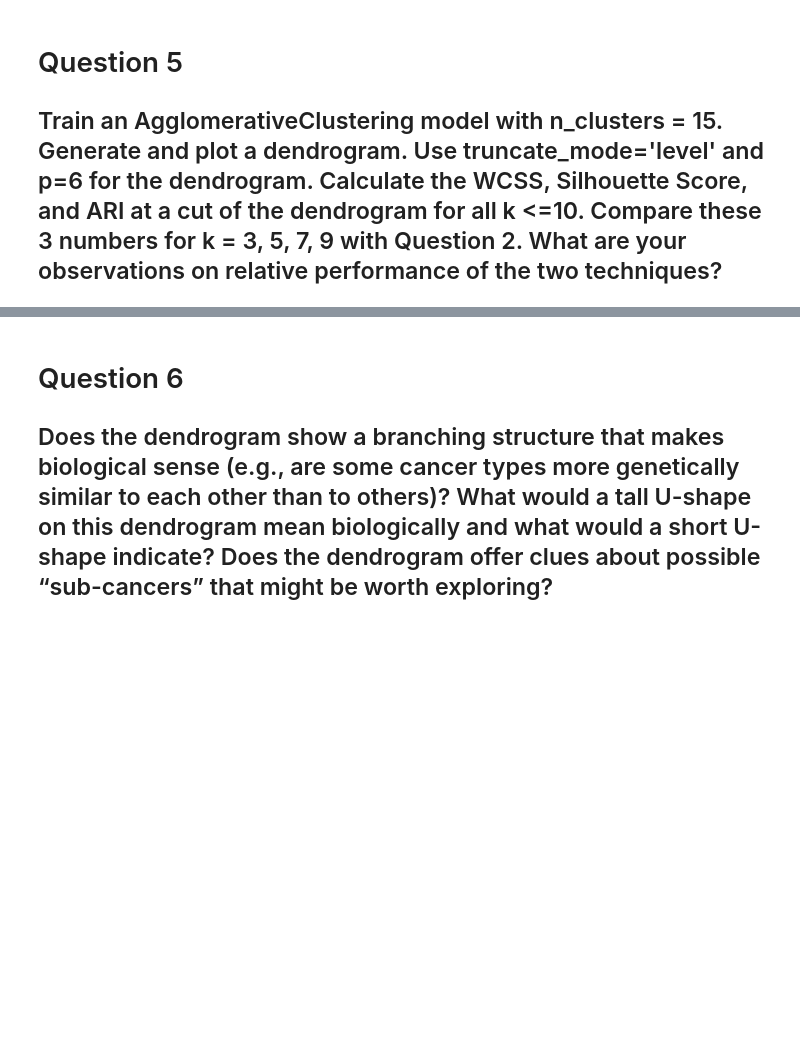
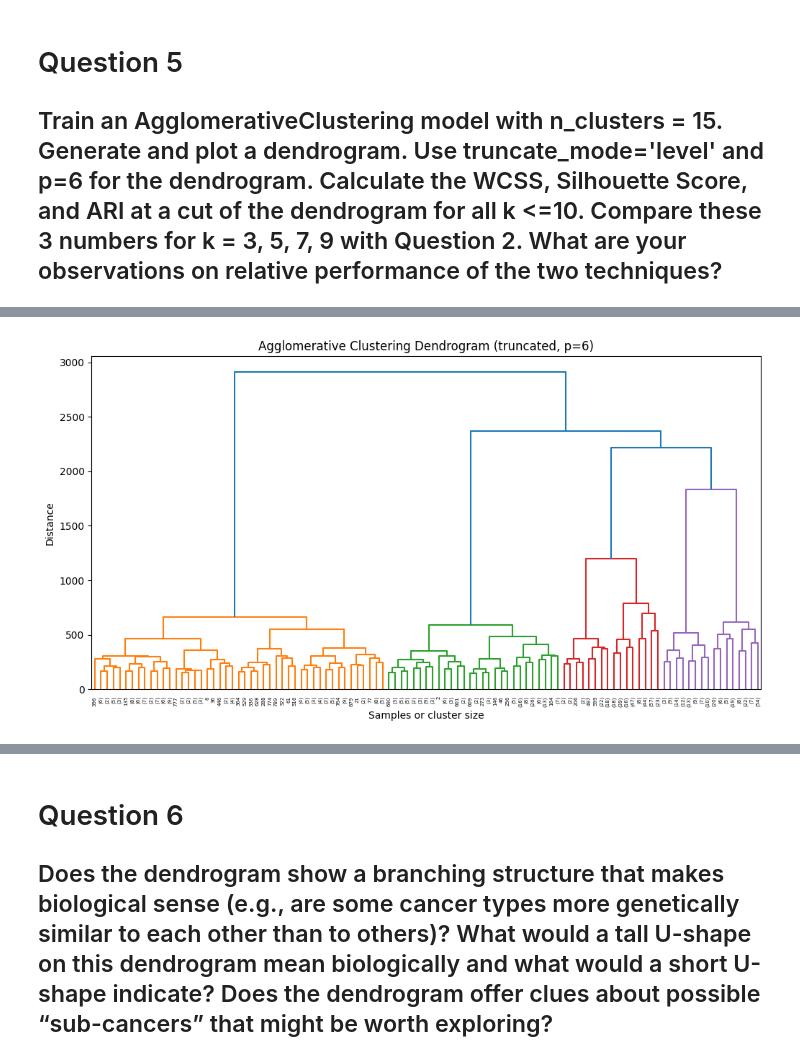
Before and after one commit to stin-j/OMIS-115-LAB, a Jupyter notebook: LAB-6/lab6.ipynb, the cells around one changed output, grey strips where cells are left out. Saved outputs shown, nothing was run; the diff lists cells and outputs as text; code cells hidden in the pictures; blank space fills up the shorter version.

```diff
--- a/LAB-6/lab6.ipynb
+++ b/LAB-6/lab6.ipynb
@@ -174,8 +224,88 @@ print("############ Assignment 6 Question 4 END ############")
 # Question 5
 ## Train an AgglomerativeClustering model with n_clusters = 15. Generate and plot a dendrogram. Use truncate_mode='level' and p=6 for the dendrogram.  Calculate the WCSS, Silhouette Score, and ARI at a cut of the dendrogram for all k <=10. Compare these 3 numbers for k = 3, 5, 7, 9 with Question 2. What are your observations on relative performance of the two techniques?
 # %%
+from scipy.cluster.hierarchy import linkage, dendrogram, fcluster
+from sklearn.cluster import AgglomerativeClustering
+
 print("############ Assignment 6 Question 5 BEGIN ############")
 
+# train AgglomerativeClustering model with n_clusters = 15
+agg_model = AgglomerativeClustering(n_clusters=15, linkage='ward')
+agg_labels = agg_model.fit_predict(X.values)
+
+# compute linkage matrix for dendrogram
+Z = linkage(X.values, method='ward')
+
+# plot truncated dendrogram (p=6)
+plt.figure(figsize=(12, 6))
+dendrogram(Z, truncate_mode='level', p=6)
+plt.title('Agglomerative Clustering Dendrogram (truncated, p=6)')
+plt.xlabel('Samples or cluster size')
+plt.ylabel('Distance')
+plt.show()
+
+# evaluate metrics for k = 1 to 10 by cutting the dendrogram
+ks_h = list(range(1, 11))
+h_wcss, h_sil, h_ari = [], [], []
+
+for k_h in ks_h:
+    labels_h = fcluster(Z, t=k_h, criterion='maxclust')
+
+    # WCSS
+    if k_h == 1:
+        centroid = X.values.mean(axis=0)
+        inertia = np.sum((X.values - centroid) ** 2)
+    else:
+        inertia = 0.0
+        for lab in np.unique(labels_h):
+            pts = X.values[labels_h == lab]
+            cen = pts.mean(axis=0)
+            inertia += np.sum((pts - cen) ** 2)
+    h_wcss.append(inertia)
+
+    # silhouette Score
+    if k_h > 1:
+        h_sil.append(silhouette_score(X.values, labels_h))
+    else:
+        h_sil.append(np.nan)
+
+    # ARI
+    h_ari.append(adjusted_rand_score(y, labels_h))
+
+# plot WCSS, Silhouette, ARI vs k for hierarchical clustering
+fig, ax = plt.subplots(1, 3, figsize=(18, 4))
+ax[0].plot(ks_h, h_wcss, marker='o')
+ax[0].set_title('Hierarchical WCSS vs k')
+ax[0].set_xlabel('k')
+ax[0].set_ylabel('WCSS')
+
+ax[1].plot(ks_h, h_sil, marker='o')
+ax[1].set_title('Hierarchical Silhouette vs k')
+ax[1].set_xlabel('k')
+ax[1].set_ylabel('Silhouette')
+
+ax[2].plot(ks_h, h_ari, marker='o')
+ax[2].set_title('Hierarchical ARI vs k')
+ax[2].set_xlabel('k')
+ax[2].set_ylabel('ARI')
+
+plt.tight_layout()
+plt.show()
+
+# compare for k = 3,5,7,9
+print("\nComparison (Hierarchical vs KMeans) for k = 3,5,7,9:")
+for k in [3, 5, 7, 9]:
+    idx = k - 1
+    print(f"\nk = {k}:")
+    print(f"  WCSS - Hierarchical: {h_wcss[idx]:.3e}, KMeans: {wcss[idx]:.3e}")
+    print(f"  Silhouette - Hierarchical: {h_sil[idx]:.4f}, KMeans: {sil_scores[idx]:.4f}")
+    print(f"  ARI - Hierarchical: {h_ari[idx]:.4f}, KMeans: {aris[idx]:.4f}")
+
+print("\nObservations:")
+print("- KMeans consistently has lower WCSS than hierarchical clustering since KMeans optimizes inertia")
+print("- Silhouette and ARI differ with different k values (almost 50/50), but often KMeans has equal or better ARI, meaning that it better recovers known labels for the k val")
+print("- relative performance varies with k, so method should be chosen based on whether inertia optimization (choose KMeans) or hierarchical structure/interpretability (choose hierarchical dendrogram) is more important")
+
 print("############ Assignment 6 Question 5 END ############")
 # %% [output]
 ############ Assignment 6 Question 5 BEGIN ############
@@ -182,0 +312 @@ print("############ Assignment 6 Question 5 END ############")
+[figure, added]
```
Also changed, not shown: parts of 4 cells of this notebook.
